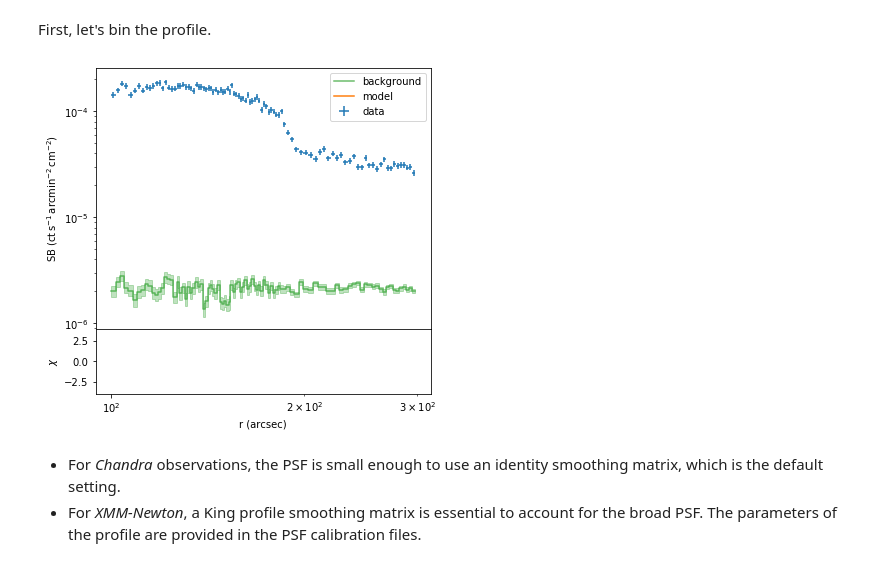
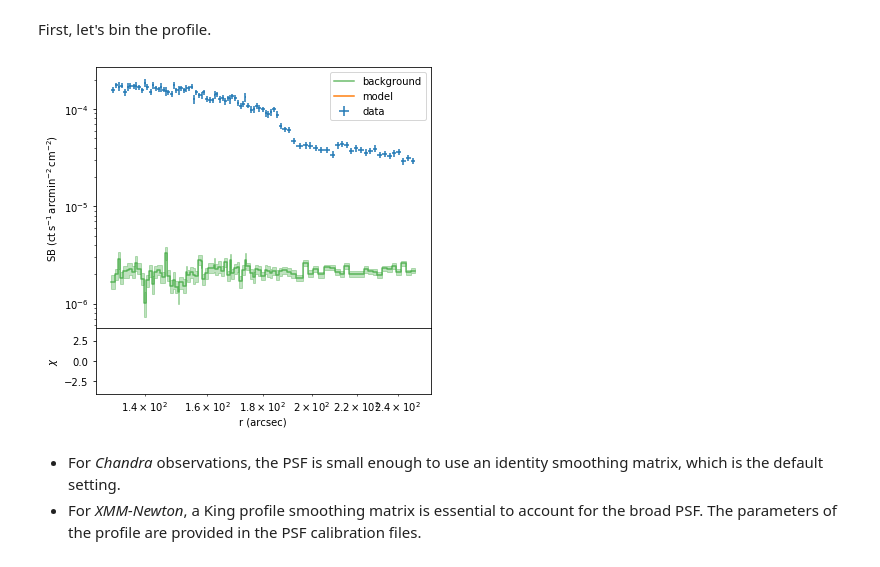
Before and after one commit to xyzhang/sbfit, a Jupyter notebook: example/Example-a3667-Chandra.ipynb, the cells around one changed output. Cells and saved outputs as stored; diff of their text form; code cells hidden in the pictures.

```diff
--- a/example/Example-a3667-Chandra.ipynb
+++ b/example/Example-a3667-Chandra.ipynb
@@ -42,5 +44,5 @@ The region set loaded in the previous step is used.
 # %%
-a3667_chandra_profile = observations.get_profile(epanda, channel_width=0.2)
+a3667_chandra_profile = observations.get_profile(epanda, channel_width=0.5)
 # %% [output]
 WARNING: FITSFixedWarning: RADECSYS= 'ICRS ' / default
 the RADECSYS keyword is deprecated, use RADESYSa. [astropy.wcs.wcs]
@@ -63,10 +65,10 @@ Set MJD-END to 53541.426528 from DATE-END'. [astropy.wcs.wcs]
 # %% [markdown]
 First, let's bin the profile.
 # %%
-a3667_chandra_profile.rebin(100, 300,method="min_cts",min_cts=300,log_width=0.005,lin_width=1)
+a3667_chandra_profile.rebin(130, 250,method="min_cts",min_cts=200,log_width=0.005,lin_width=1)
 a3667_chandra_profile.plot(scale="loglog")
 # %% [output]
-[figure, old version]
+[figure, new version]
 # %% [markdown]
 - For *Chandra* observations, the PSF is small enough to use an identity smoothing matrix, which is the default setting.
 - For *XMM-Newton*, a King profile smoothing matrix is essential to account for the broad PSF. The parameters of the profile are provided in the PSF calibration files.
```
Also changed, not shown: parts of 9 cells of this notebook.
